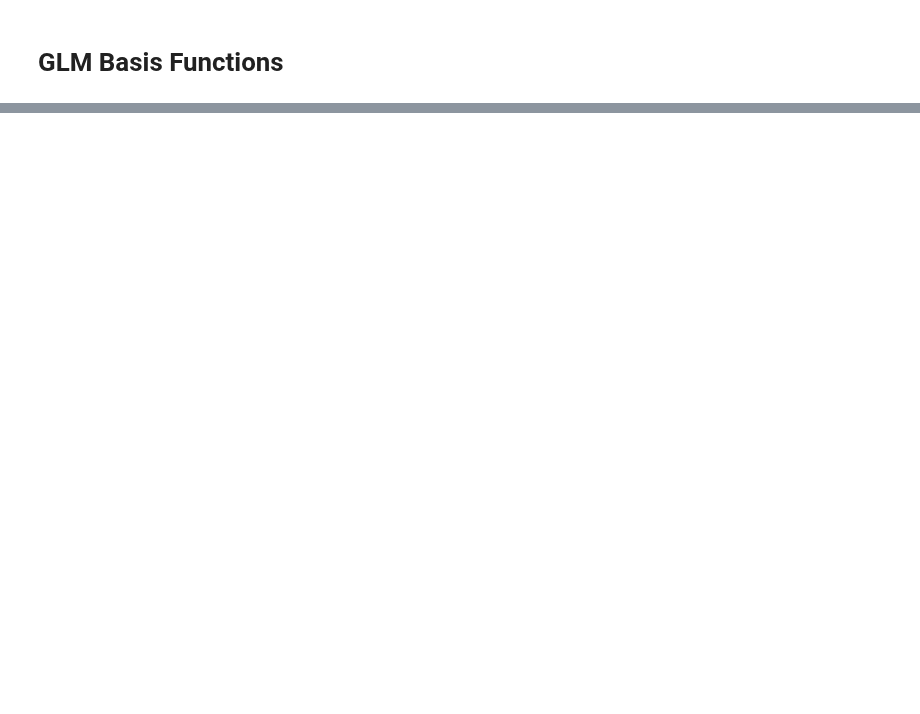
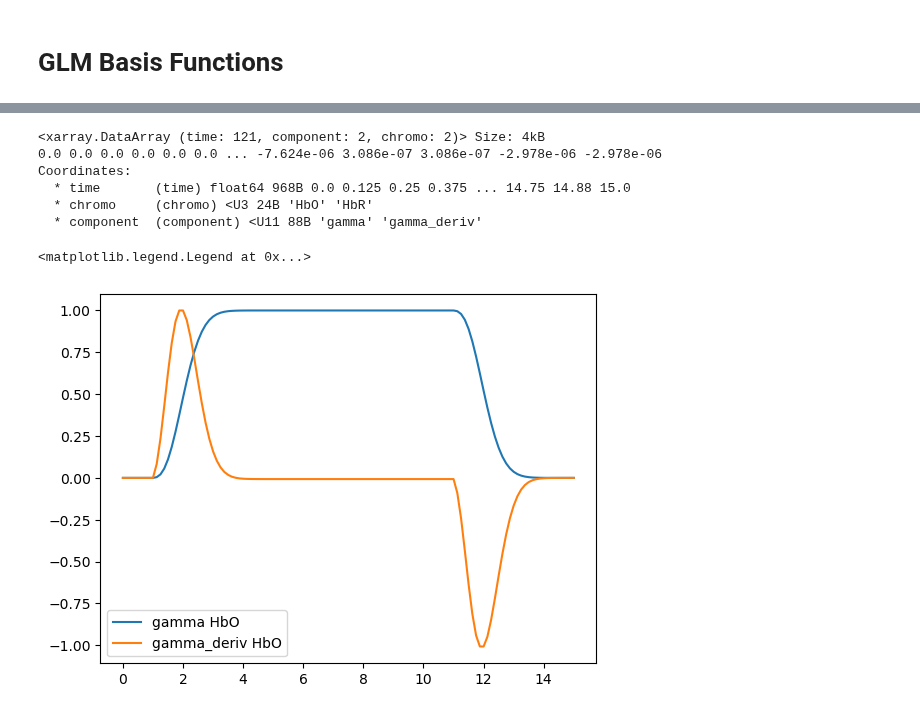
Before and after one commit to ibs-lab/cedalion, a Jupyter notebook: examples/31_glm_basis_functions.ipynb, the cells around one changed output, grey strips where cells are left out. Drawn from its saved outputs; the diff is of its cells as text; code cells hidden in the pictures; blank space fills up the shorter version.

```diff
--- a/examples/31_glm_basis_functions.ipynb
+++ b/examples/31_glm_basis_functions.ipynb
@@ -74,16 +123,25 @@ p.legend()
 # %%
 basis = bf.GammaDeriv(
-    tau={"HbO": 1 * units.s, "HbR": 1 * units.s},
+    tau=1 * units.s,
     sigma=1 * units.s,
     T=10 * units.s,
 )
 hrf = basis(ts)
 display(hrf)
 p.figure()
 for i_comp, comp in enumerate(hrf.component.values):
-    for i_chromo, chromo in enumerate(hrf.chromo.values):
+    for i_chromo, chromo in enumerate(["HbO"]):
         p.plot(hrf.time, hrf[:, i_comp, i_chromo], label=f"{comp} {chromo}")
 
 p.legend()
+# %% [output]
+<xarray.DataArray (time: 121, component: 2, chromo: 2)> Size: 4kB
+0.0 0.0 0.0 0.0 0.0 0.0 ... -7.624e-06 3.086e-07 3.086e-07 -2.978e-06 -2.978e-06
+Coordinates:
+  * time       (time) float64 968B 0.0 0.125 0.25 0.375 ... 14.75 14.88 15.0
+  * chromo     (chromo) <U3 24B 'HbO' 'HbR'
+  * component  (component) <U11 88B 'gamma' 'gamma_deriv'
+<matplotlib.legend.Legend at 0x...>
+[figure, added]
 # %%
 basis = bf.AFNIGamma(
```
Also changed, not shown: parts of 6 cells of this notebook, 1 other file.
